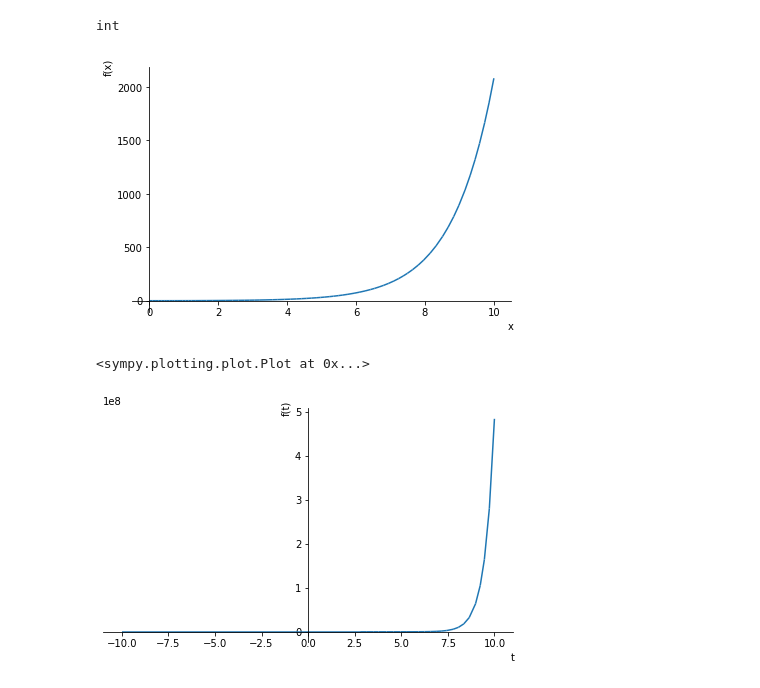
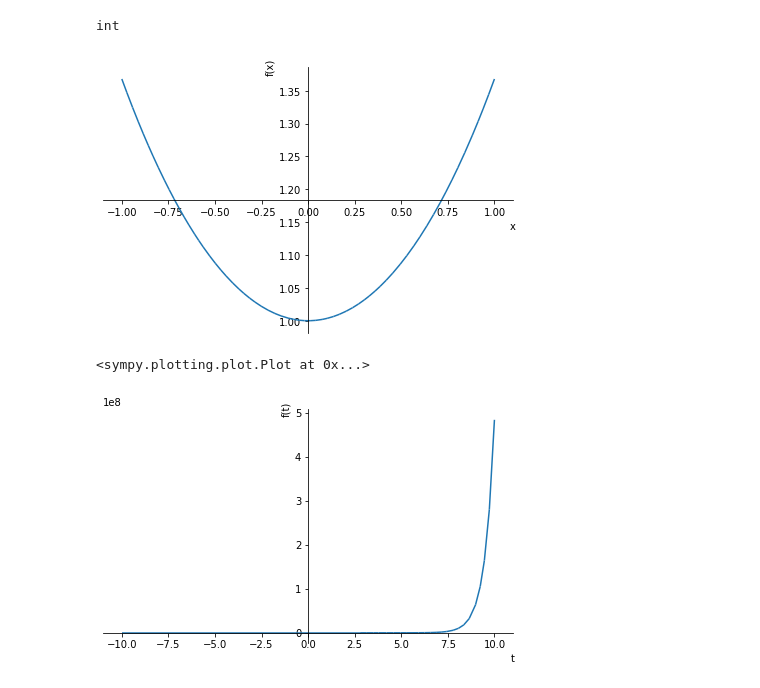
Before and after one commit to Ha-Nul/Anaconda, a Jupyter notebook: 20211003 Plt.ipynb, the cells around one changed output. Saved outputs shown, nothing was run; the diff lists cells and outputs as text; code cells hidden in the pictures.

```diff
--- a/20211003 Plt.ipynb
+++ b/20211003 Plt.ipynb
@@ -49,9 +49,9 @@ print(type(h))
 # %% [output]
 int
 # %%
-plot(sol[0].rhs,(x,0,10))
+plot(sol[0].rhs,(x,-1,1))
 # %% [output]
-[figure, old version]
+[figure, new version]
 <sympy.plotting.plot.Plot at 0x...>
 # %%
 a3=sp.symbols('a3',cls=sp.Function)
```
Also changed, not shown: 1 other file.
